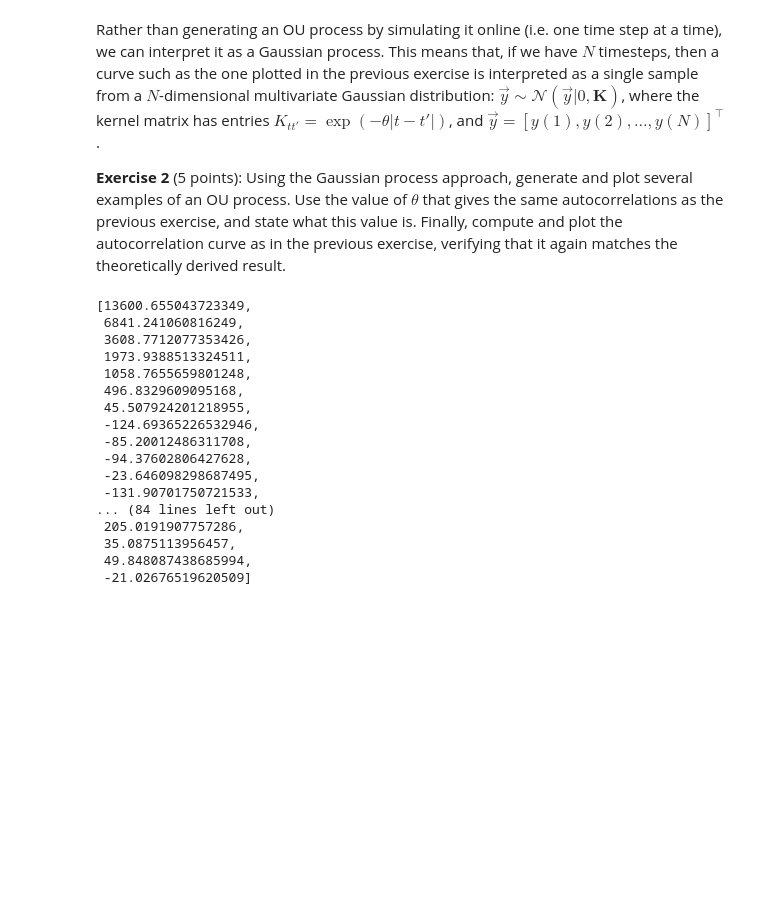
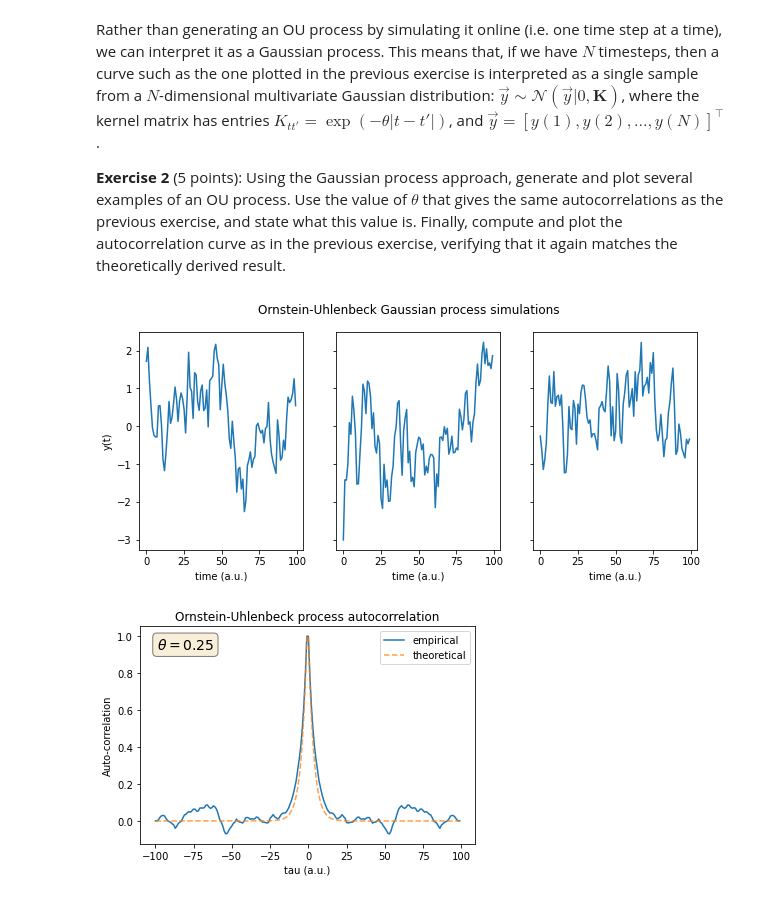
Before and after one commit to burnhamdr/statistical-learning, a Jupyter notebook: HW5_KernelMethods.ipynb, the cells around one changed output. Drawn from its saved outputs; the diff is of its cells as text; code cells hidden in the pictures; blank space fills up the shorter version.

```diff
--- a/HW5_KernelMethods.ipynb
+++ b/HW5_KernelMethods.ipynb
@@ -158,21 +165,60 @@ Rather than generating an OU process by simulating it online (i.e. one time step
 **Exercise 2** (5 points): Using the Gaussian process approach, generate and plot several examples of an OU process. Use the value of $\theta$ that gives the same autocorrelations as the previous exercise, and state what this value is. Finally, compute and plot the autocorrelation curve as in the previous exercise, verifying that it again matches the theoretically derived result.
 # %%
 ## Solution ##
+theta = .25# equivalent to alpha
+timesteps = 2000#10000 takes too long..
+# create K matrix
+K = np.zeros([timesteps, timesteps])
+for i in range(timesteps):
+    for j in range(i, timesteps):
+        K[i,j] = np.exp(-1*theta*np.abs(i-j))
+
+#copy upper triangular to lower triangular
+K = K + K.T - np.diag(np.diag(K))
+
+# get a vector of length N sampling from our distribution
+num_ex = 3
+fig, ax = plt.subplots(1,3, figsize=[10,4], sharey=True)
+ax.ravel()
+for i in range(num_ex):
+    y = np.random.multivariate_normal(np.zeros(timesteps), K)
+    ax[i].plot(np.arange(100), y[:100])
+    ax[i].set_xlabel('time (a.u.)')
+
+fig.suptitle('Ornstein-Uhlenbeck Gaussian process simulations')
+ax[0].set_ylabel('y(t)');
+plt.show()
+
+auto_corrs = []
+for tau in range(100):
+    tau_corr = []
+    for i in range(timesteps):
+        if (i - tau >= 0):
+            y_corr = y[i]*y[i - tau]
+            tau_corr.append(y_corr)
+    auto_corrs.append(np.mean(tau_corr))
+
+Ct = []
+for i in range(100):
+    Ct.append((1-a)**i)
+
+Ct_ = np.append(Ct[::-1], Ct)
+a_ = np.hstack([auto_corrs[::-1], auto_corrs])/auto_corrs[0]
+fig, ax  = plt.subplots()
+ax.plot(np.arange(-100, 100), a_, label='empirical')
+ax.plot(np.arange(-100, 100), Ct_, label='theoretical', ls='--', alpha=0.75, )
+ax.set_title('Ornstein-Uhlenbeck process autocorrelation')
+ax.set_xlabel('tau (a.u.)')
+ax.set_ylabel('Auto-correlation')
+textstr = r'$\theta=%.2f$' % (theta,)
+
+# these are matplotlib.patch.Patch properties
+props = dict(boxstyle='round', facecolor='wheat', alpha=0.5)
+
+# place a text box in upper left in axes coords
+ax.text(0.05, 0.95, textstr, transform=ax.transAxes, fontsize=14,
+        verticalalignment='top', bbox=props)
+ax.legend();
 # %% [output]
-[13600.655043723349,
- 6841.241060816249,
- 3608.7712077353426,
- 1973.9388513324511,
- 1058.7655659801248,
- 496.8329609095168,
- 45.507924201218955,
- -124.69365226532946,
- -85.20012486311708,
- -94.37602806427628,
- -23.646098298687495,
- -131.90701750721533,
-... (84 lines left out)
- 205.0191907757286,
- 35.0875113956457,
- 49.848087438685994,
- -21.02676519620509]
+[figure, added]
+[figure, added]
```
Also changed, not shown: parts of 1 cell of this notebook.
